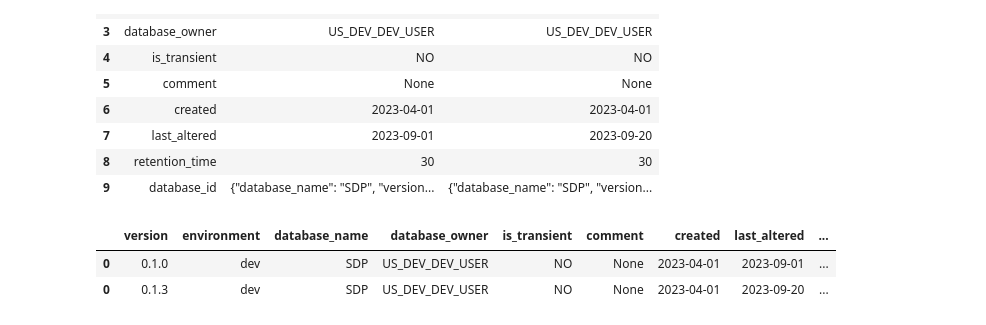
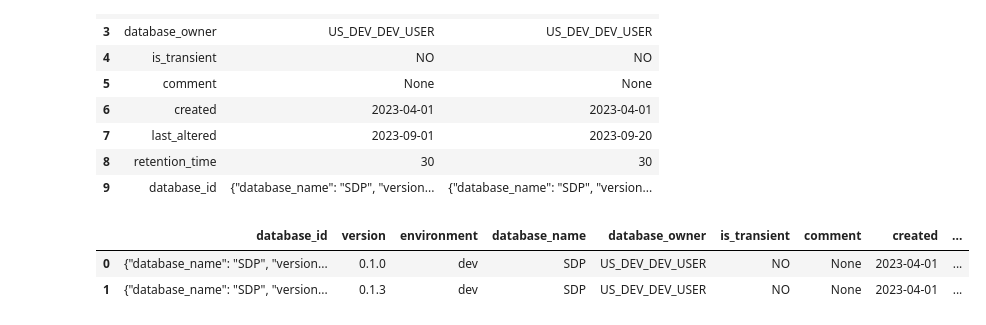
Before and after one commit to Igladyshev/schema-sentinel, a Jupyter notebook: SQLLite + SQLAlchemy.ipynb, the cells around one changed output. Drawn from its saved outputs; the diff is of its cells as text; code cells hidden in the pictures.

```diff
--- a/SQLLite + SQLAlchemy.ipynb
+++ b/SQLLite + SQLAlchemy.ipynb
@@ -231,11 +312,15 @@ left.__side_by_side__(right)
 | 8 | retention_time | 30 | 30 |
 | 9 | database_id | {"database_name": "SDP", "version... | {"database_name": "SDP", "version... |
 # %%
-Database.__to_df__([left, right])
+Database.__to_df__(
+    [left, right],
+    columns=['database_id', 'version', 'environment', 'database_name', 'database_owner',
+             'is_transient', 'comment', 'created', 'last_altered', 'retention_time']
+)
 # %% [output]
-|  | version | environment | database_name | database_owner | is_transient | comment | created | last_altered | ... |
-| 0 | 0.1.0 | dev | SDP | US_DEV_DEV_USER | NO | None | 2023-04-01 | 2023-09-01 | ... |
-| 0 | 0.1.3 | dev | SDP | US_DEV_DEV_USER | NO | None | 2023-04-01 | 2023-09-20 | ... |
+|  | database_id | version | environment | database_name | database_owner | is_transient | comment | created | ... |
+| 0 | {"database_name": "SDP", "version... | 0.1.0 | dev | SDP | US_DEV_DEV_USER | NO | None | 2023-04-01 | ... |
+| 1 | {"database_name": "SDP", "version... | 0.1.3 | dev | SDP | US_DEV_DEV_USER | NO | None | 2023-04-01 | ... |
 # %%
 from schema_sentinel.metadata_manager.model.comparison import Comparison
 
```
Also changed, not shown: parts of 9 cells of this notebook, 19 other files.
